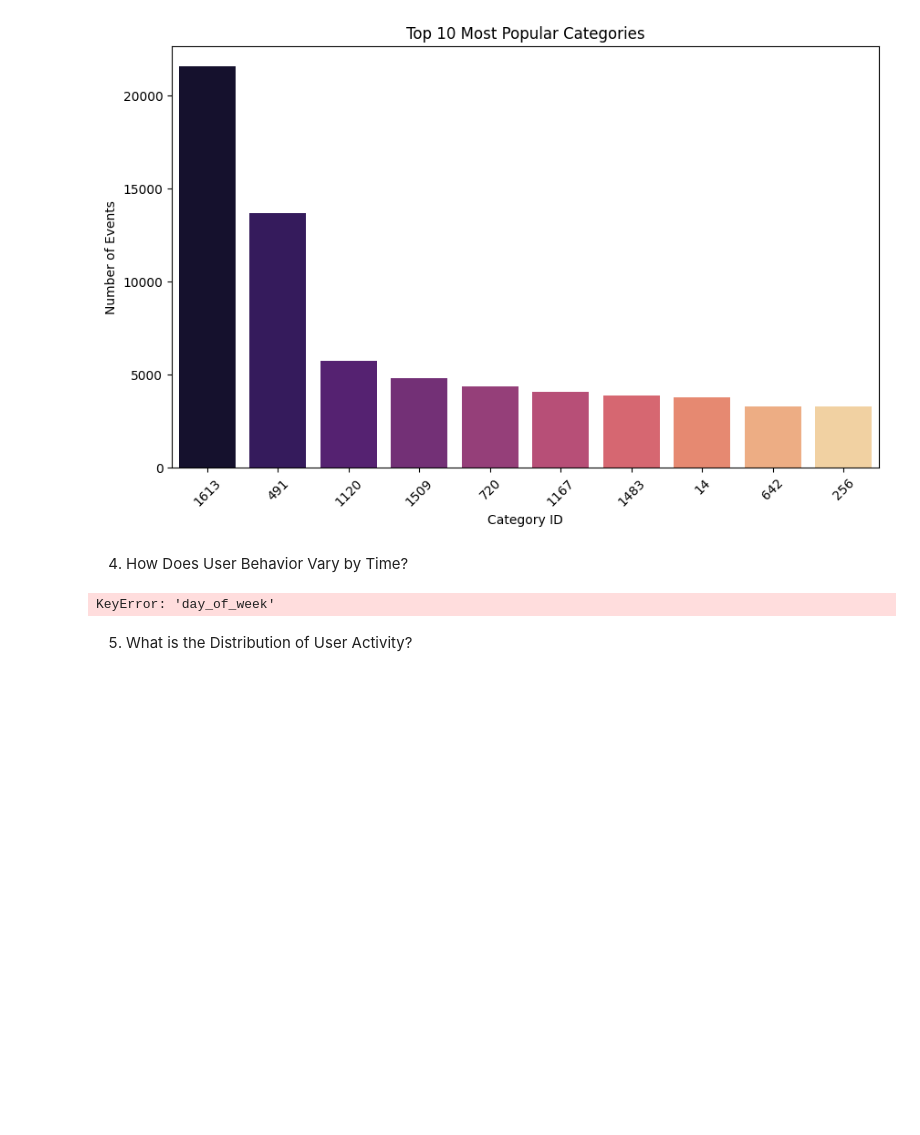
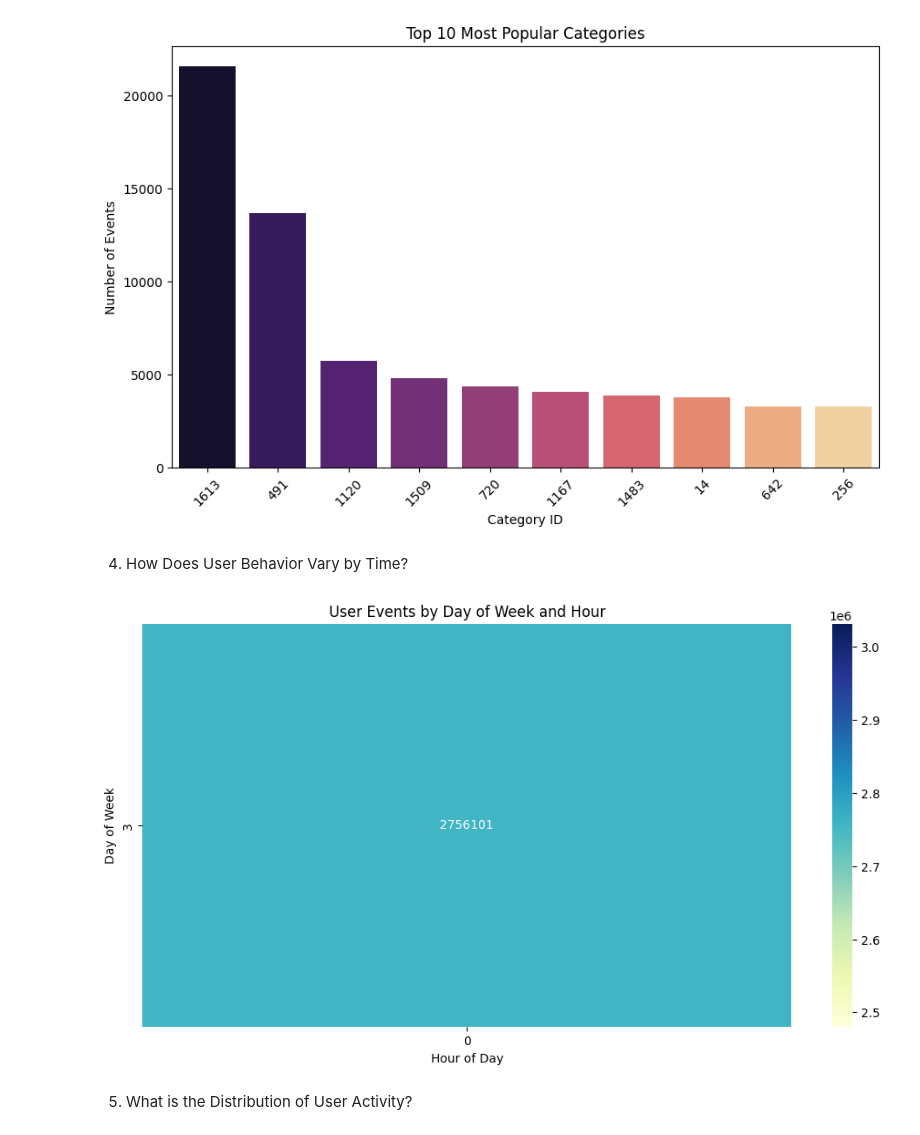
Before and after one commit to Victor-Osei/Recommendation_Systems, a Jupyter notebook: rs.ipynb, the cells around one changed output. Cells and saved outputs as stored; diff of their text form; code cells hidden in the pictures; blank space fills up the shorter version.

```diff
--- a/rs.ipynb
+++ b/rs.ipynb
@@ -1727,17 +1737,31 @@ Passing `palette` without assigning `hue` is deprecated and will be removed in v
 # %% [markdown]
 4. How Does User Behavior Vary by Time?
 # %%
-# Assuming events data has 'hour' and 'day_of_week' columns (if not, extract them from timestamp)
+import pandas as pd
+import matplotlib.pyplot as plt
+import seaborn as sns
+
+# Load events data (adjust file path and column name if needed)
+events = pd.read_csv("events.csv")
+
+# Convert the timestamp column to datetime (replace 'timestamp' with your actual column name)
+events["timestamp"] = pd.to_datetime(events["timestamp"], errors="coerce")
+
+# Create new time-based columns
+events["hour"] = events["timestamp"].dt.hour
+events["day_of_week"] = events["timestamp"].dt.dayofweek  # Monday=0, Sunday=6
+
+# Now group by day_of_week and hour to build a heatmap of user activity
 heatmap_data = events.groupby(['day_of_week', 'hour']).size().unstack()
 
 plt.figure(figsize=(12, 6))
 sns.heatmap(heatmap_data, cmap="YlGnBu", annot=True, fmt="d")
 plt.title("User Events by Day of Week and Hour")
 plt.xlabel("Hour of Day")
 plt.ylabel("Day of Week")
 plt.show()
 # %% [output]
-KeyError: 'day_of_week'
+[figure, added]
 # %% [markdown]
 5. What is the Distribution of User Activity?
 # %%
```
Also changed, not shown: parts of 1 cell of this notebook.
